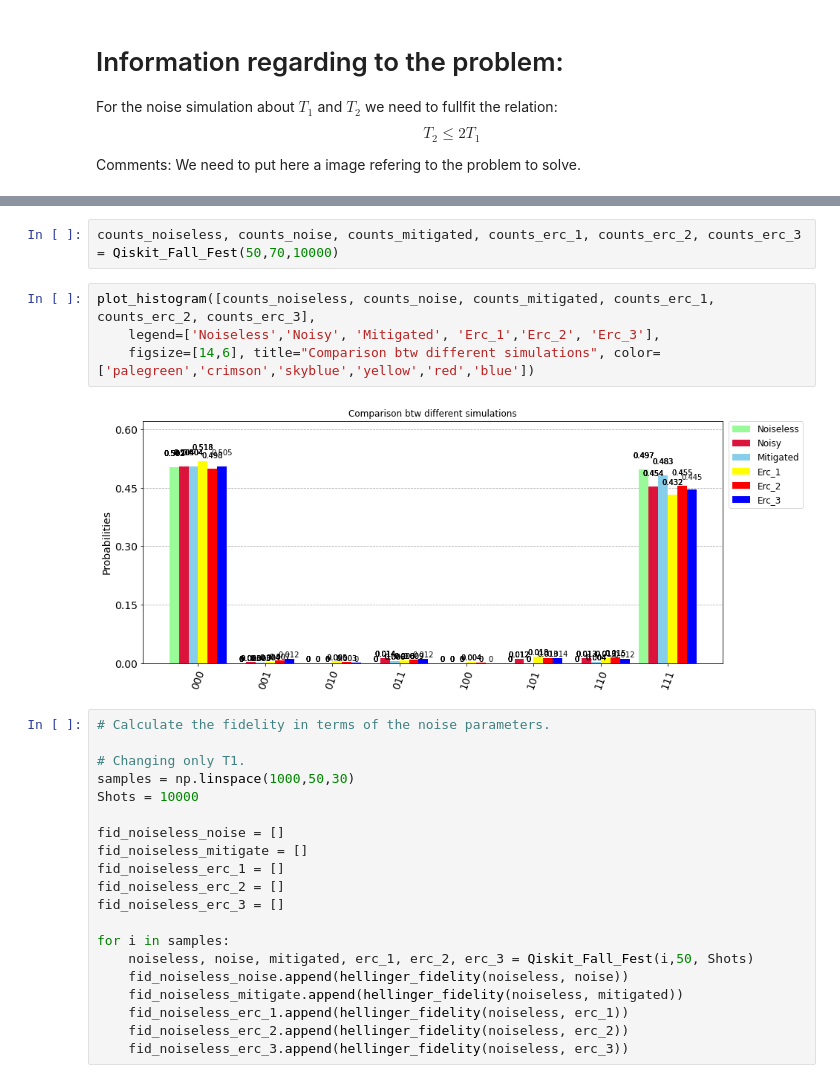
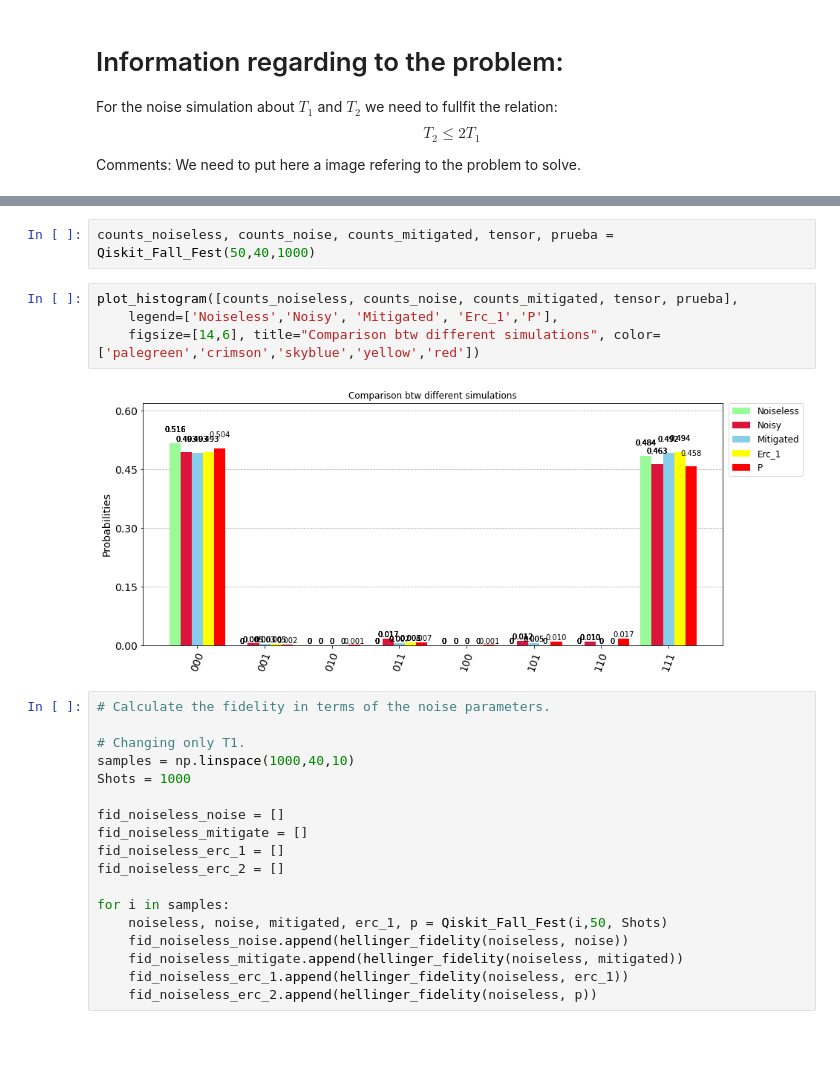
Before and after one commit to KevinJoven11/Qiskit_Fall_Fest_2022, a Jupyter notebook: Qiskit_Fall_Fest.ipynb, the cells around one changed output, grey strips where cells are left out. Cells and saved outputs as stored; diff of their text form; blank space fills up the shorter version.

```diff
--- a/Qiskit_Fall_Fest.ipynb
+++ b/Qiskit_Fall_Fest.ipynb
@@ -229,31 +149,29 @@ def Qiskit_Fall_Fest(T1, T2, Shots):
 # %%
-counts_noiseless, counts_noise, counts_mitigated, counts_erc_1, counts_erc_2, counts_erc_3 = Qiskit_Fall_Fest(50,70,10000)
+counts_noiseless, counts_noise, counts_mitigated, tensor, prueba = Qiskit_Fall_Fest(50,40,1000)
 # %%
-plot_histogram([counts_noiseless, counts_noise, counts_mitigated, counts_erc_1, counts_erc_2, counts_erc_3],
-    legend=['Noiseless','Noisy', 'Mitigated', 'Erc_1','Erc_2', 'Erc_3'],
-    figsize=[14,6], title="Comparison btw different simulations", color=['palegreen','crimson','skyblue','yellow','red','blue'])
+plot_histogram([counts_noiseless, counts_noise, counts_mitigated, tensor, prueba],
+    legend=['Noiseless','Noisy', 'Mitigated', 'Erc_1','P'],
+    figsize=[14,6], title="Comparison btw different simulations", color=['palegreen','crimson','skyblue','yellow','red'])
 # %% [output]
-[figure, old version]
+[figure, new version]
 # %%
 # Calculate the fidelity in terms of the noise parameters.
 
 # Changing only T1.
-samples = np.linspace(1000,50,30)
-Shots = 10000
+samples = np.linspace(1000,40,10)
+Shots = 1000
 
 fid_noiseless_noise = []
 fid_noiseless_mitigate = []
 fid_noiseless_erc_1 = []
 fid_noiseless_erc_2 = []
-fid_noiseless_erc_3 = []
 
 for i in samples:
-    noiseless, noise, mitigated, erc_1, erc_2, erc_3 = Qiskit_Fall_Fest(i,50, Shots)
+    noiseless, noise, mitigated, erc_1, p = Qiskit_Fall_Fest(i,50, Shots)
     fid_noiseless_noise.append(hellinger_fidelity(noiseless, noise))
     fid_noiseless_mitigate.append(hellinger_fidelity(noiseless, mitigated))
     fid_noiseless_erc_1.append(hellinger_fidelity(noiseless, erc_1))
-    fid_noiseless_erc_2.append(hellinger_fidelity(noiseless, erc_2))
-    fid_noiseless_erc_3.append(hellinger_fidelity(noiseless, erc_3))
+    fid_noiseless_erc_2.append(hellinger_fidelity(noiseless, p))
 # %%
 plt.rcParams["figure.figsize"] = [14, 8]
 plt.rcParams['legend.fontsize'] = 10
```
Also changed, not shown: parts of 3 cells of this notebook.
